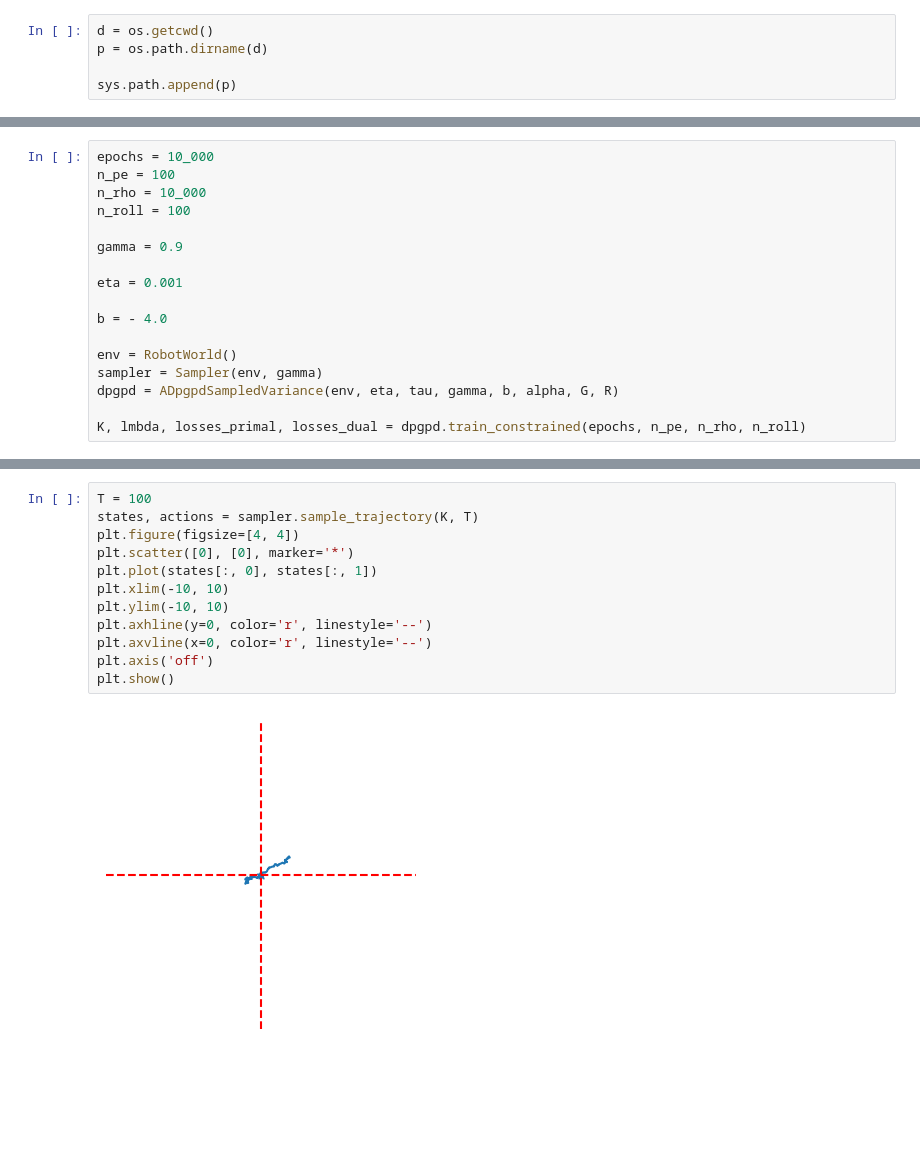
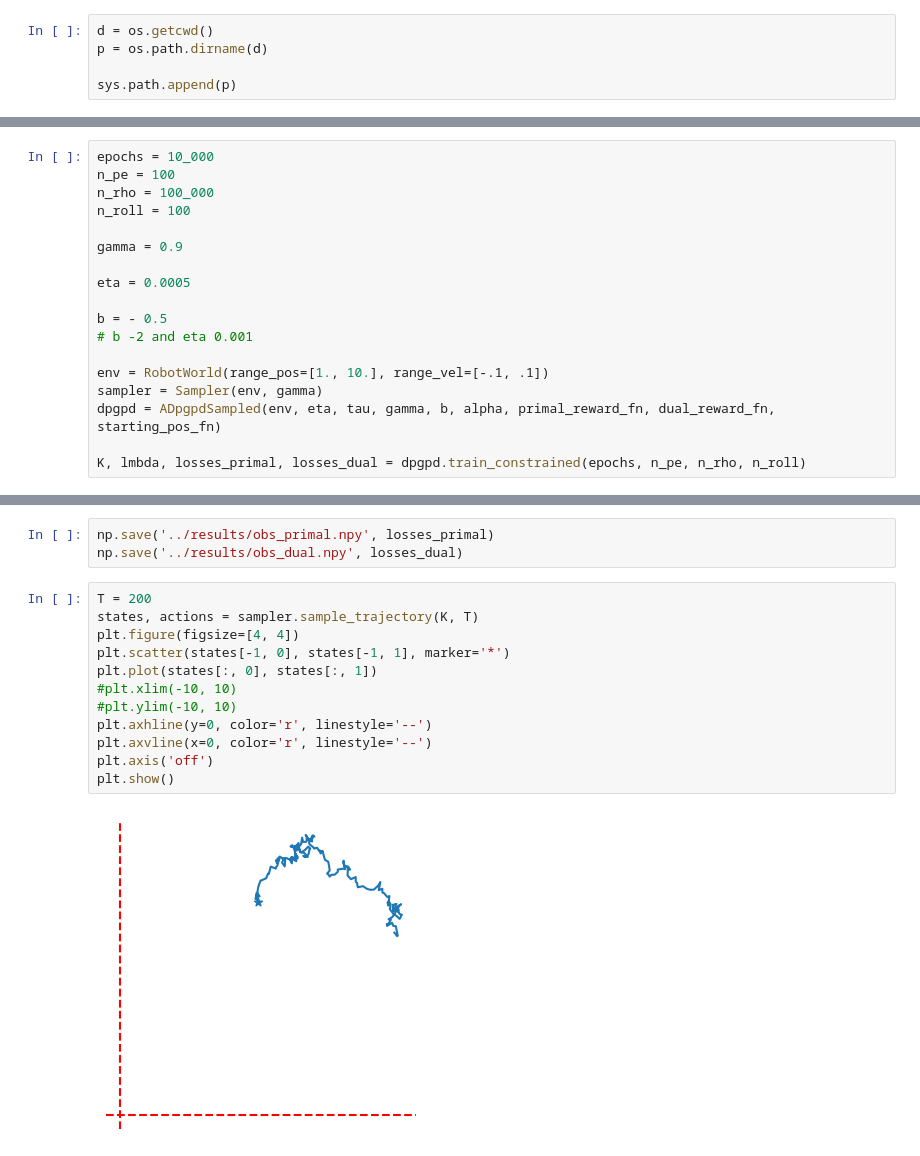
Before and after one commit to sergiorozada12/d-pg-pd, a Jupyter notebook: experiments/EXP7_obs_comparison.ipynb, the cells around one changed output, grey strips where cells are left out. Cells and saved outputs as stored; diff of their text form; blank space fills up the shorter version.

```diff
--- a/experiments/EXP7_obs_comparison.ipynb
+++ b/experiments/EXP7_obs_comparison.ipynb
@@ -388,18 +117,19 @@ plt.show()
 # %%
 epochs = 10_000
 n_pe = 100
-n_rho = 10_000
+n_rho = 100_000
 n_roll = 100
 
 gamma = 0.9
 
-eta = 0.001
+eta = 0.0005
 
-b = - 4.0
+b = - 0.5
+# b -2 and eta 0.001
 
-env = RobotWorld()
+env = RobotWorld(range_pos=[1., 10.], range_vel=[-.1, .1])
 sampler = Sampler(env, gamma)
-dpgpd = ADpgpdSampledVariance(env, eta, tau, gamma, b, alpha, G, R)
+dpgpd = ADpgpdSampled(env, eta, tau, gamma, b, alpha, primal_reward_fn, dual_reward_fn, starting_pos_fn)
 
 K, lmbda, losses_primal, losses_dual = dpgpd.train_constrained(epochs, n_pe, n_rho, n_roll)
 # %% [output]
@@ -417,14 +147,17 @@ plt.show()
+# %%
+np.save('../results/obs_primal.npy', losses_primal)
+np.save('../results/obs_dual.npy', losses_dual)
 # %%
-T = 100
+T = 200
 states, actions = sampler.sample_trajectory(K, T)
 plt.figure(figsize=[4, 4])
-plt.scatter([0], [0], marker='*')
+plt.scatter(states[-1, 0], states[-1, 1], marker='*')
 plt.plot(states[:, 0], states[:, 1])
-plt.xlim(-10, 10)
-plt.ylim(-10, 10)
+#plt.xlim(-10, 10)
+#plt.ylim(-10, 10)
 plt.axhline(y=0, color='r', linestyle='--')
 plt.axvline(x=0, color='r', linestyle='--')
 plt.axis('off')
 plt.show()
 # %% [output]
-[figure, old version]
+[figure, new version]
```
Also changed, not shown: parts of 11 cells of this notebook, 10 other files.
